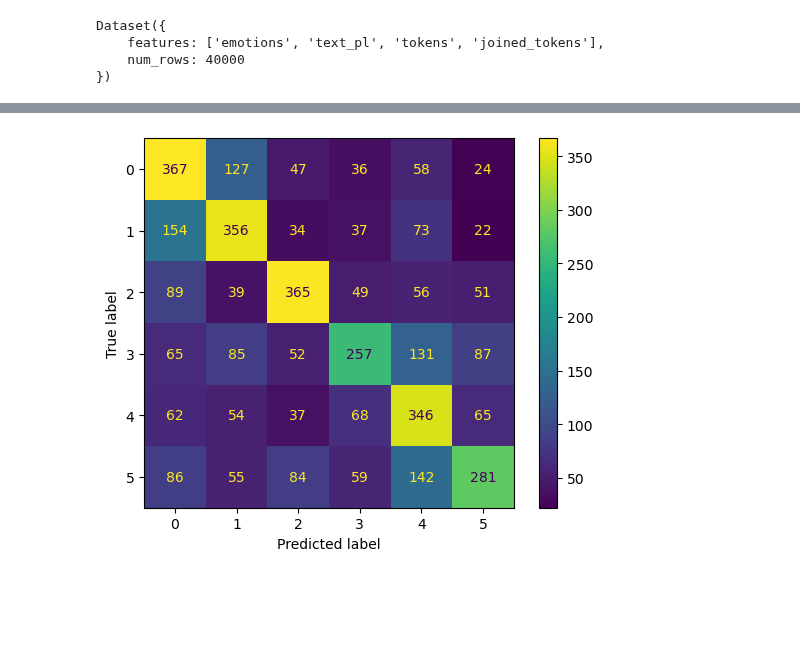
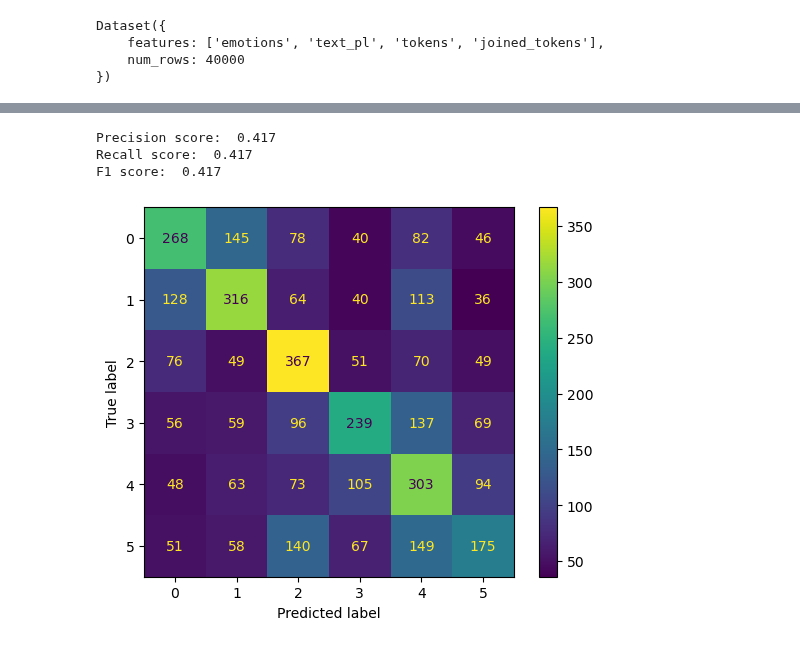
Before and after one commit to arsemi337/nlp-models, a Jupyter notebook: notebooks/emotions_pl_word2vec_external.ipynb, the cells around one changed output, grey strips where cells are left out. Drawn from its saved outputs; the diff is of its cells as text; code cells hidden in the pictures; blank space fills up the shorter version.

Commit message:
Proper word2vec for emotions

```diff
--- a/notebooks/emotions_pl_word2vec_external.ipynb
+++ b/notebooks/emotions_pl_word2vec_external.ipynb
@@ -137,9 +121,10 @@ X_val, X_test, Y_val, Y_test = train_test_split(X_test, Y_test, train_size=0.5,
 # %%
 model = tf.keras.models.Sequential()
-model.add(tf.keras.layers.Dense(512, activation='relu'))
-model.add(tf.keras.layers.Dense(256, activation='relu'))
+model.add(tf.keras.layers.Flatten())
+# model.add(tf.keras.layers.Dense(512, activation='relu'))
+# model.add(tf.keras.layers.Dense(256, activation='relu'))
 model.add(tf.keras.layers.Dense(128, activation='relu'))
-model.add(tf.keras.layers.Dense(64, activation='relu'))
+# model.add(tf.keras.layers.Dense(64, activation='relu'))
 model.add(tf.keras.layers.Dense(32, activation='relu'))
 model.add(tf.keras.layers.Dense(16, activation='relu'))
 model.add(tf.keras.layers.Dense(6, activation='sigmoid'))
@@ -150,17 +135,15 @@ model.compile(optimizer="adam", loss=tf.keras.losses.SparseCategoricalCrossentro
 training_number = 1
 model_name = 'emotions_pl_word2vec_external'
 training_name = model_name
-figures_dir = f"../../documentation/models/{model_name}/figures"
+figures_dir = f"./../documentation/models/{model_name}/figures"
 checkpoint_filename_template = "cp-{epoch:04d}.ckpt"
 checkpoints_dir = os.path.join(constants.TRAINING_CHECKPOINTS_PATH, model_name, training_name)
 checkpoint_path = os.path.join(checkpoints_dir, checkpoint_filename_template)
-batch_size = 32
 # %%
 # Callbacks
 checkpoint_cb = tf.keras.callbacks.ModelCheckpoint(checkpoint_path, verbose=1, save_weights_only=True)
 early_stop_cb = tf.keras.callbacks.EarlyStopping(patience=3)
 callbacks = [checkpoint_cb, early_stop_cb]
 # %%
-history = model.fit(x=X_train, y=Y_train, validation_data=(X_val, Y_val), epochs=30, batch_size=batch_size,
-                    callbacks=[checkpoint_cb, early_stop_cb])
+history = model.fit(tf_train_dataset, validation_data=tf_val_dataset, epochs=20, callbacks=[checkpoint_cb, early_stop_cb])
 # %% [output]
@@ -209,8 +205,23 @@ best_model = model_utils.get_best_model_from_checkpoints(model, history,
+# %%
+class_preds = model_utils.get_class_preds(best_model, tf_test_dataset, model_returns_logits=False)
+# %%
+precision, recall, f1 = model_utils.get_classification_evaluation_metrics(
+    class_actual=test_dataset['emotions'],
+    class_preds=class_preds,
+    average='micro'
+)
+
+print(f"Precision score: ", precision)
+print(f"Recall score: ", recall)
+print(f"F1 score: ", f1)
+# %% [output]
+Precision score:  0.417
+Recall score:  0.417
+F1 score:  0.417
 # %%
-class_preds = model_utils.get_class_preds(best_model, X_test, model_returns_logits=False)
-model_utils.plot_and_save_conf_matrix(class_actual=Y_test,
+model_utils.plot_and_save_conf_matrix(class_actual=test_dataset['emotions'],
                                       class_preds=class_preds,
                                       figure_dir_path=figures_dir,
                                       figure_filename=f"{training_name}_confmatrix.png")
 # %% [output]
-[figure, old version]
+[figure, new version]
```
Also changed, not shown: parts of 26 cells of this notebook, 19 other files.
